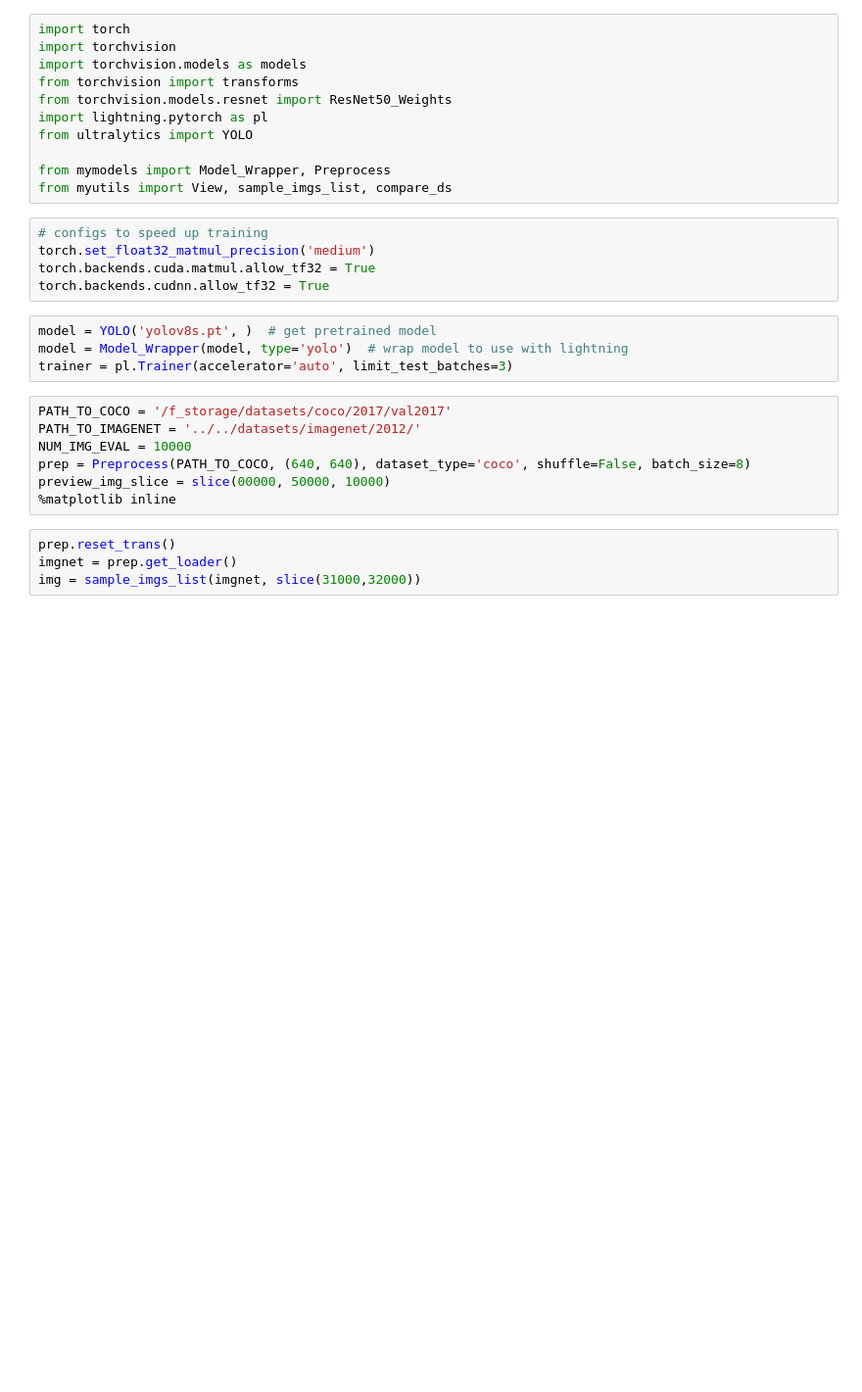
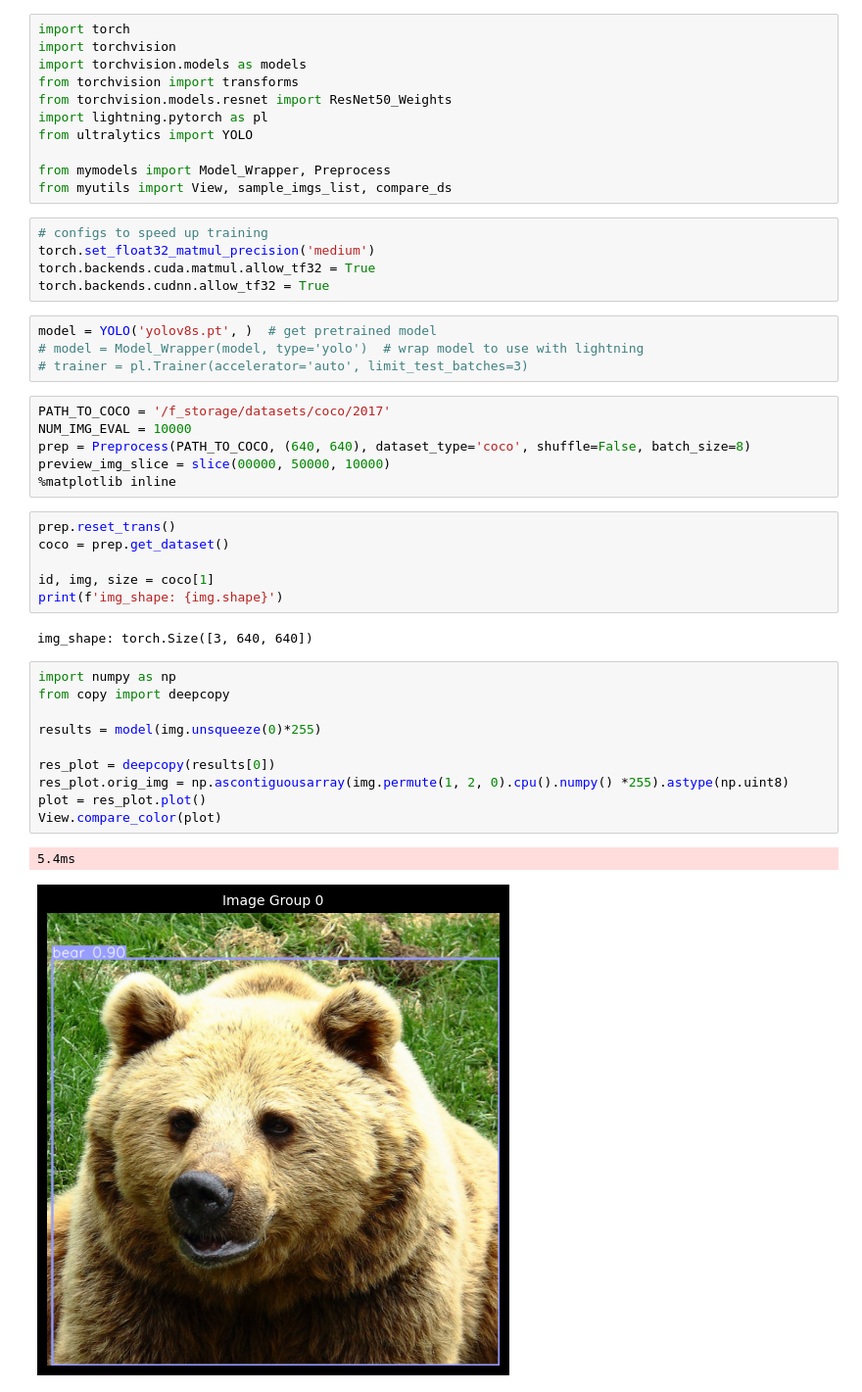
Before and after one commit to jjsuperpower/FIND, a Jupyter notebook: test_yolov8.ipynb, the cells around one changed output. Shown at 98% size. Cells and saved outputs as stored; diff of their text form; blank space fills up the shorter version.

Commit message:
coco and yolo are a pain... wip

```diff
--- a/test_yolov8.ipynb
+++ b/test_yolov8.ipynb
@@ -16,16 +16,32 @@ torch.backends.cuda.matmul.allow_tf32 = True
 torch.backends.cudnn.allow_tf32 = True
 # %%
 model = YOLO('yolov8s.pt', )  # get pretrained model
-model = Model_Wrapper(model, type='yolo')  # wrap model to use with lightning
-trainer = pl.Trainer(accelerator='auto', limit_test_batches=3)
+# model = Model_Wrapper(model, type='yolo')  # wrap model to use with lightning
+# trainer = pl.Trainer(accelerator='auto', limit_test_batches=3)
 # %%
-PATH_TO_COCO = '/f_storage/datasets/coco/2017/val2017'
-PATH_TO_IMAGENET = '../../datasets/imagenet/2012/'
+PATH_TO_COCO = '/f_storage/datasets/coco/2017'
 NUM_IMG_EVAL = 10000
 prep = Preprocess(PATH_TO_COCO, (640, 640), dataset_type='coco', shuffle=False, batch_size=8)
 preview_img_slice = slice(00000, 50000, 10000)
 %matplotlib inline
-# %%
-prep.reset_trans()
-imgnet = prep.get_loader()
-img = sample_imgs_list(imgnet, slice(31000,32000))
+# %%
+prep.reset_trans()
+coco = prep.get_dataset()
+
+id, img, size = coco[1]
+print(f'img_shape: {img.shape}')
+# %% [output]
+img_shape: torch.Size([3, 640, 640])
+# %%
+import numpy as np
+from copy import deepcopy
+
+results = model(img.unsqueeze(0)*255)
+
+res_plot = deepcopy(results[0])
+res_plot.orig_img = np.ascontiguousarray(img.permute(1, 2, 0).cpu().numpy() *255).astype(np.uint8)
+plot = res_plot.plot()
+View.compare_color(plot)
+# %% [output]
+5.4ms
+[figure, added]
```
Also changed, not shown: parts of 2 cells of this notebook.
